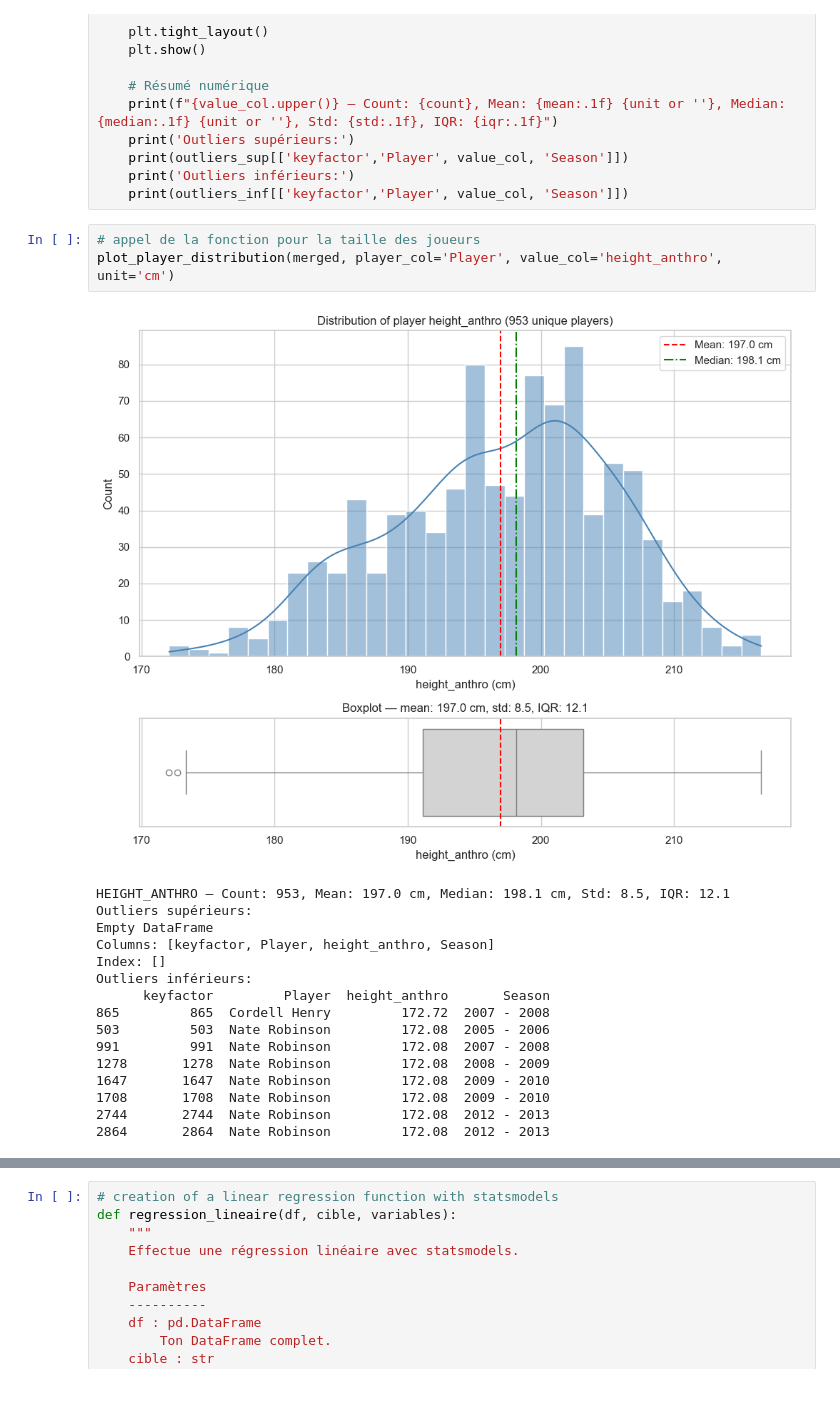
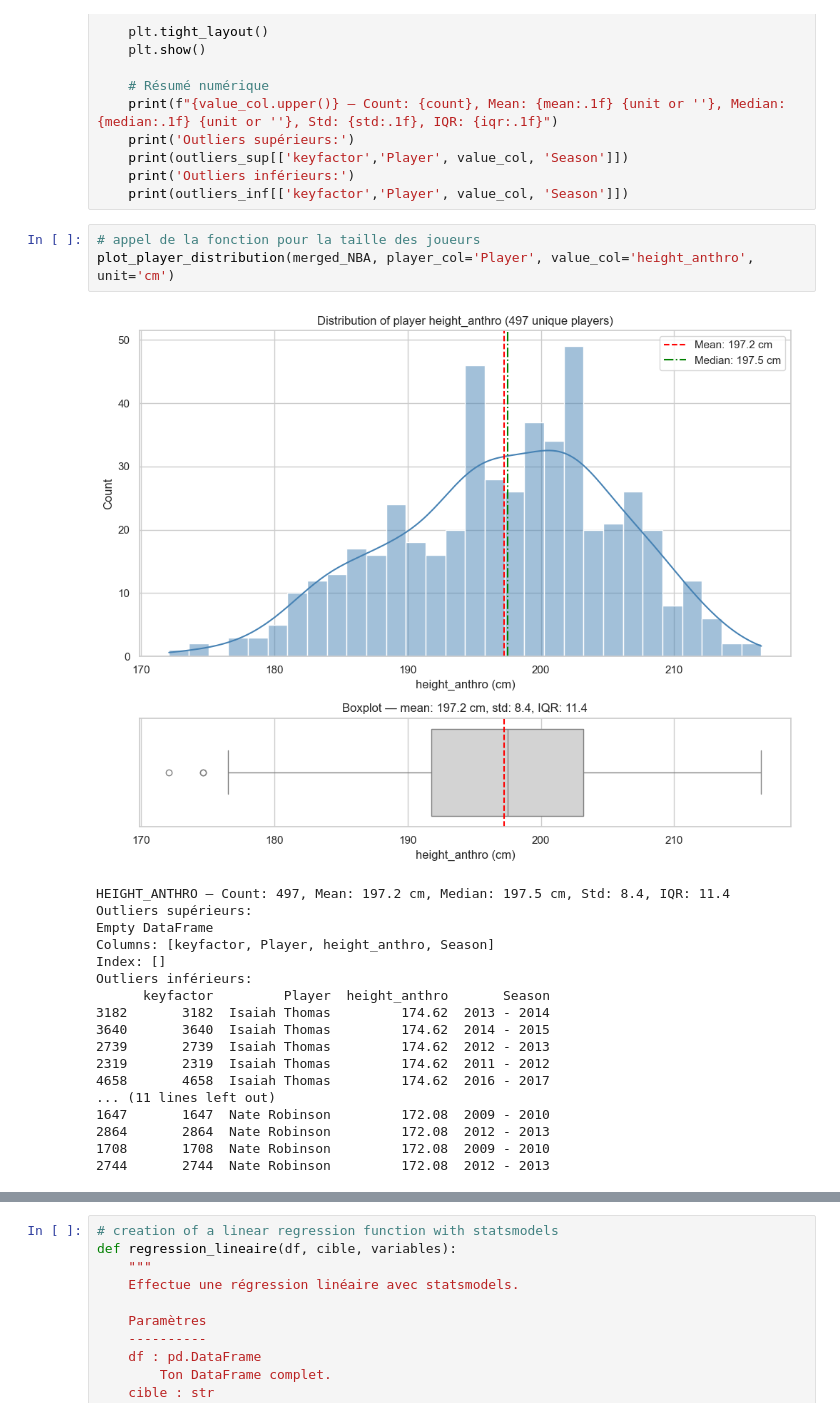
Before and after one commit to Raf-Alb/Data-Science-Group-Q, a Jupyter notebook: Rendu/Projet_Clean_Rendu_JP.ipynb, the cells around one changed output, grey strips where cells are left out. Cells and saved outputs as stored; diff of their text form.

```diff
--- a/Rendu/Projet_Clean_Rendu_JP.ipynb
+++ b/Rendu/Projet_Clean_Rendu_JP.ipynb
@@ -270,23 +270,25 @@ def plot_player_distribution(df, player_col, value_col, unit=None):
     print(outliers_inf[['keyfactor','Player', value_col, 'Season']])
 # %%
 # appel de la fonction pour la taille des joueurs
-plot_player_distribution(merged, player_col='Player', value_col='height_anthro', unit='cm')
+plot_player_distribution(merged_NBA, player_col='Player', value_col='height_anthro', unit='cm')
 # %% [output]
-[figure, old version]
+[figure, new version]
-HEIGHT_ANTHRO — Count: 953, Mean: 197.0 cm, Median: 198.1 cm, Std: 8.5, IQR: 12.1
+HEIGHT_ANTHRO — Count: 497, Mean: 197.2 cm, Median: 197.5 cm, Std: 8.4, IQR: 11.4
 Outliers supérieurs:
 Empty DataFrame
 Columns: [keyfactor, Player, height_anthro, Season]
 Index: []
 Outliers inférieurs:
       keyfactor         Player  height_anthro       Season
-865         865  Cordell Henry         172.72  2007 - 2008
-503         503  Nate Robinson         172.08  2005 - 2006
-991         991  Nate Robinson         172.08  2007 - 2008
-1278       1278  Nate Robinson         172.08  2008 - 2009
+3182       3182  Isaiah Thomas         174.62  2013 - 2014
+3640       3640  Isaiah Thomas         174.62  2014 - 2015
+2739       2739  Isaiah Thomas         174.62  2012 - 2013
+2319       2319  Isaiah Thomas         174.62  2011 - 2012
+4658       4658  Isaiah Thomas         174.62  2016 - 2017
+... (11 lines left out)
 1647       1647  Nate Robinson         172.08  2009 - 2010
+2864       2864  Nate Robinson         172.08  2012 - 2013
 1708       1708  Nate Robinson         172.08  2009 - 2010
 2744       2744  Nate Robinson         172.08  2012 - 2013
-2864       2864  Nate Robinson         172.08  2012 - 2013
 # %%
 # appel de la fonction pour le poids des joueurs
```
Also changed, not shown: parts of 11 cells of this notebook, 4 other files.
